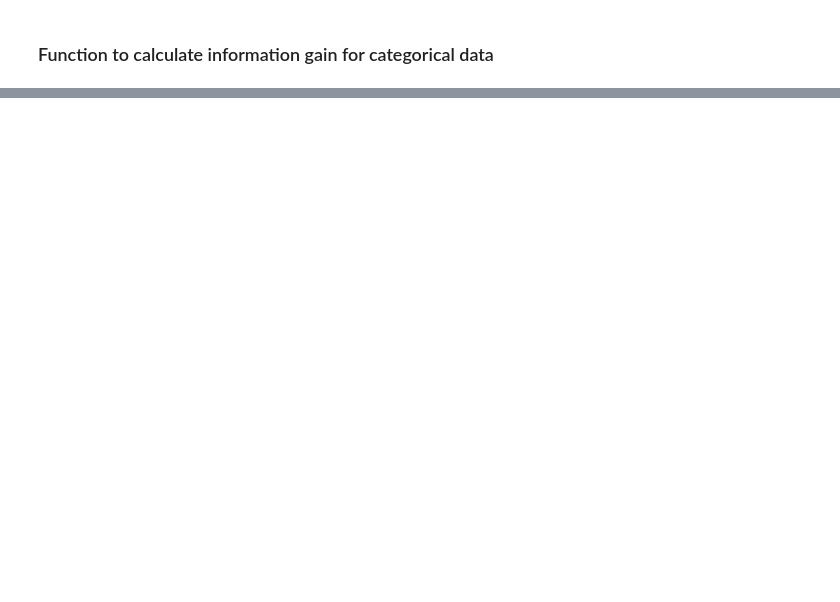
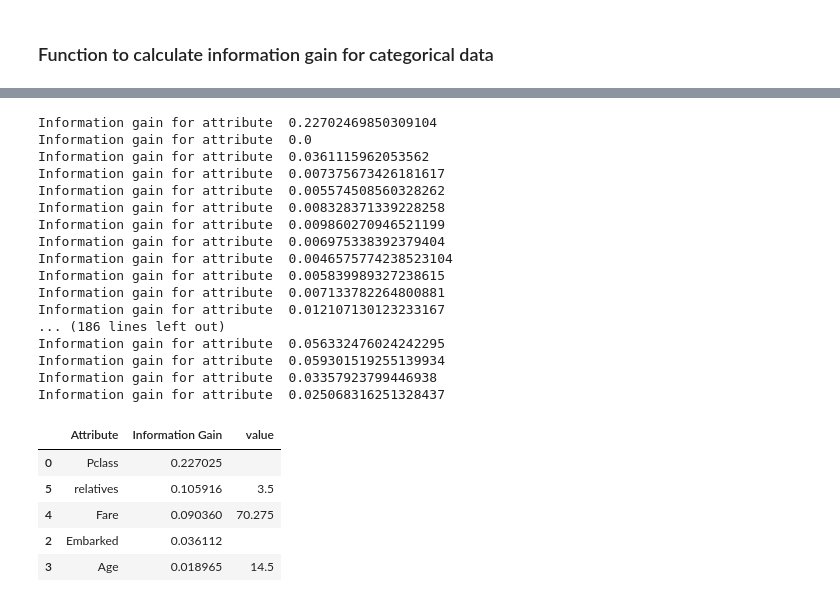
Before and after one commit to justshfarida/ArtificialIntelligence, a Jupyter notebook: pw1/titanic.ipynb, the cells around one changed output, grey strips where cells are left out. Drawn from its saved outputs; the diff is of its cells as text; code cells hidden in the pictures; blank space fills up the shorter version.

```diff
--- a/pw1/titanic.ipynb
+++ b/pw1/titanic.ipynb
@@ -235,0 +296,26 @@ Information Gain for 'Pclass': 0.1026
+# %%
+select_best_features(females)
+# %% [output]
+Information gain for attribute  0.22702469850309104
+Information gain for attribute  0.0
+Information gain for attribute  0.0361115962053562
+Information gain for attribute  0.007375673426181617
+Information gain for attribute  0.005574508560328262
+Information gain for attribute  0.008328371339228258
+Information gain for attribute  0.009860270946521199
+Information gain for attribute  0.006975338392379404
+Information gain for attribute  0.0046575774238523104
+Information gain for attribute  0.005839989327238615
+Information gain for attribute  0.007133782264800881
+Information gain for attribute  0.012107130123233167
+... (186 lines left out)
+Information gain for attribute  0.056332476024242295
+Information gain for attribute  0.059301519255139934
+Information gain for attribute  0.03357923799446938
+Information gain for attribute  0.025068316251328437
+|  | Attribute | Information Gain | value |
+| 0 | Pclass | 0.227025 |  |
+| 5 | relatives | 0.105916 | 3.5 |
+| 4 | Fare | 0.090360 | 70.275 |
+| 2 | Embarked | 0.036112 |  |
+| 3 | Age | 0.018965 | 14.5 |
```
Also changed, not shown: parts of 18 cells of this notebook.
